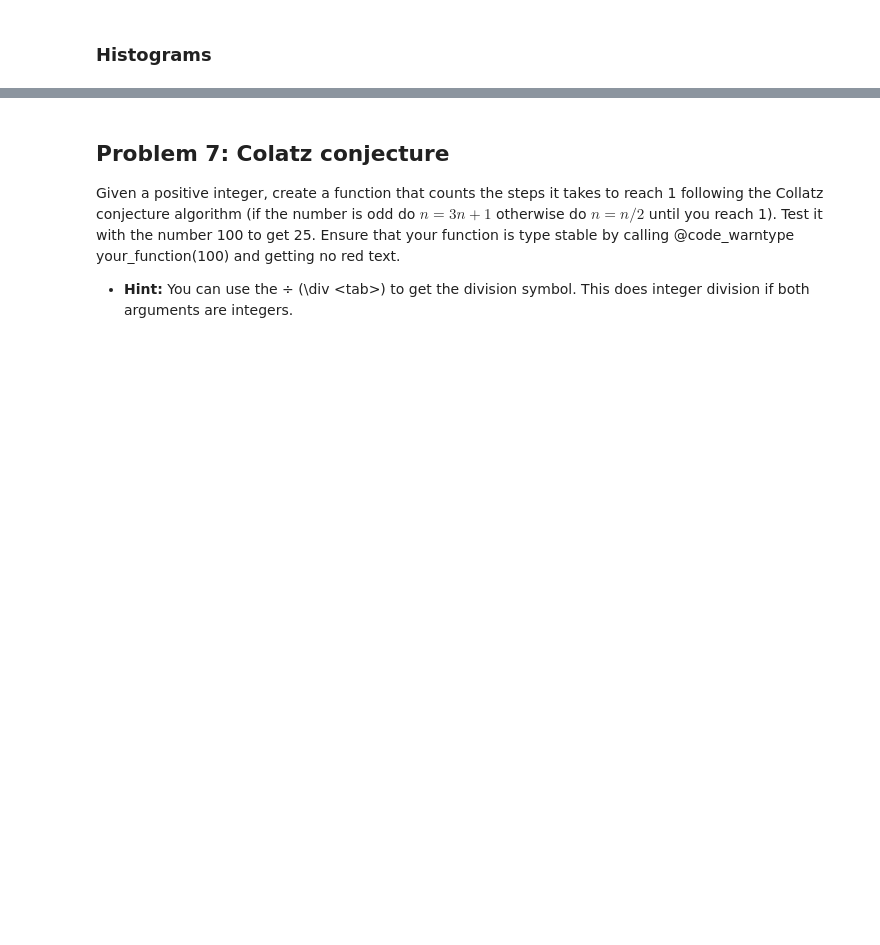
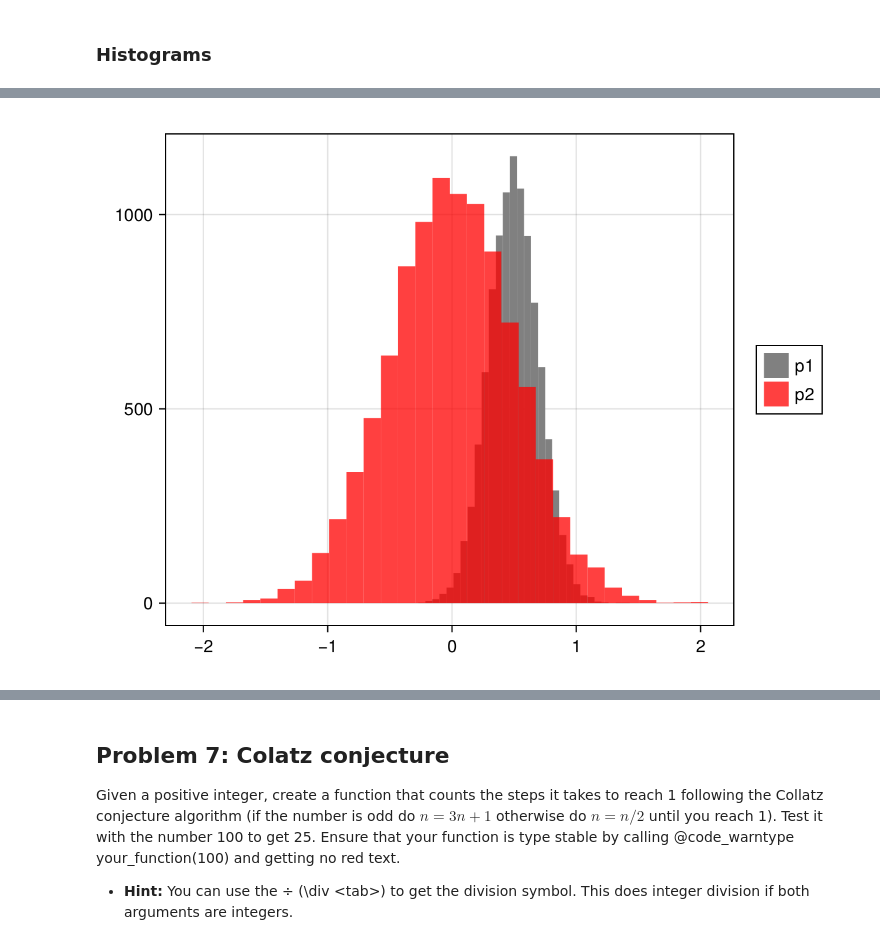
Before and after one commit to issaramro/NonLinearDynamics, a Jupyter notebook: Julia Practice/Problems.ipynb, the cells around one changed output, grey strips where cells are left out. Saved outputs shown, nothing was run; the diff lists cells and outputs as text; code cells hidden in the pictures; blank space fills up the shorter version.

```diff
--- a/Julia Practice/Problems.ipynb
+++ b/Julia Practice/Problems.ipynb
@@ -152,3 +193,16 @@ Using the two distributions generated above (xp1, xp2), plot the histograms of t
+# %%
+# Plot the histogram with code here.
+fig = Figure()
+ax = Axis(fig[1, 1])
+p1 = hist!(xp1; bins = 30, color =:gray)
+p2 = hist!(xp2; bins = 30, color =("red", 0.75))
+
+Legend(fig[1,2],
+    [p1, p2],
+    ["p1", "p2"])
+fig
+# %% [output]
+[figure, added]
 # %% [markdown]
 ## Problem 6: Plotting
 
```
Also changed, not shown: parts of 29 cells of this notebook.
